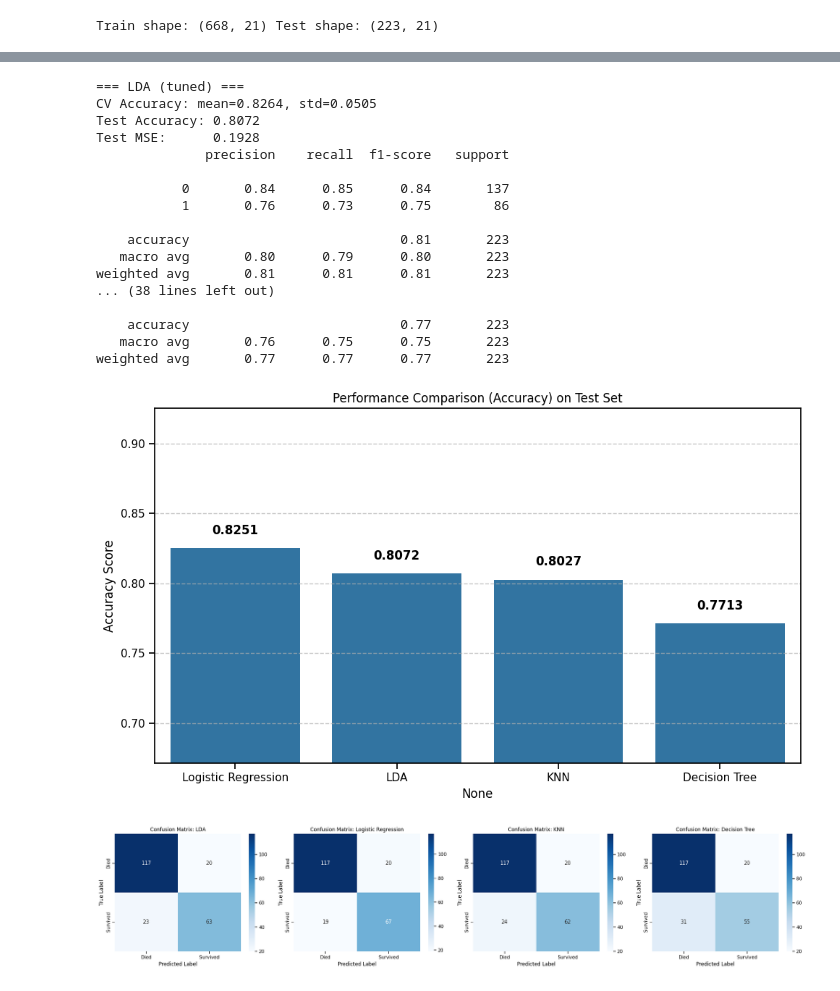
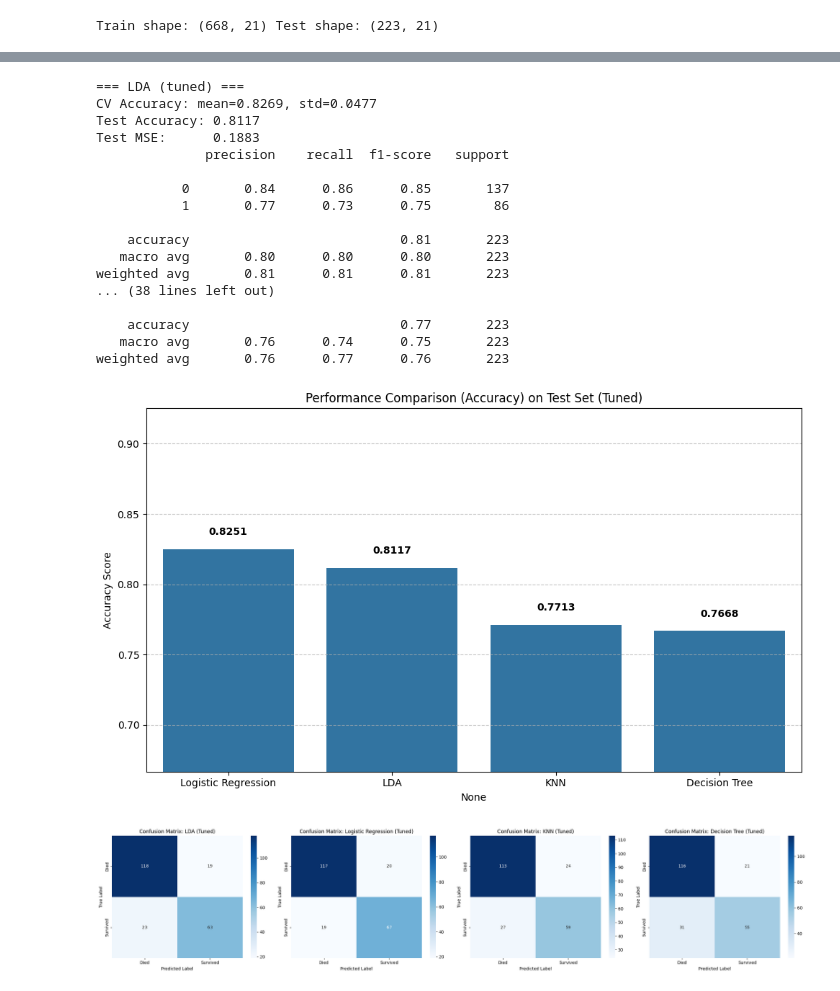
Before and after one commit to RoxyLiu66/data_572_group_5, a Jupyter notebook: coding/combined_models.ipynb, the cells around one changed output, grey strips where cells are left out. Cells and saved outputs as stored; diff of their text form; code cells hidden in the pictures.

```diff
--- a/coding/combined_models.ipynb
+++ b/coding/combined_models.ipynb
@@ -700,8 +371,17 @@ Decision Tree best CV score: 0.8368
 # %%
-results = []
+tuned_results = []
+feature_rank_tuned = []
+
 for name, model in best_models.items():
     r = evaluate(name, model, X_train, y_train, X_test, y_test, cv=cv)
-    results.append(r)
+    tuned_results.append(r)
+
+    fitted = model.fit(X_train, y_train)
+
+    feature_rank_tuned.append({
+        name: feature_importance(name, fitted, X_train, X_test, y_train, y_test)
+    })
+
 
     print(f"\n=== {name} (tuned) ===")
     print(f"CV Accuracy: mean={r['cv_mean']:.4f}, std={r['cv_std']:.4f}")
@@ -710,26 +390,26 @@ for name, model in best_models.items():
     print(classification_report(y_test, r["y_pred"]))
 # %% [output]
 === LDA (tuned) ===
-CV Accuracy: mean=0.8264, std=0.0505
-Test Accuracy: 0.8072
-Test MSE:      0.1928
+CV Accuracy: mean=0.8269, std=0.0477
+Test Accuracy: 0.8117
+Test MSE:      0.1883
               precision    recall  f1-score   support
 
-           0       0.84      0.85      0.84       137
-           1       0.76      0.73      0.75        86
+           0       0.84      0.86      0.85       137
+           1       0.77      0.73      0.75        86
 
     accuracy                           0.81       223
-   macro avg       0.80      0.79      0.80       223
+   macro avg       0.80      0.80      0.80       223
 weighted avg       0.81      0.81      0.81       223
 ... (38 lines left out)
 
     accuracy                           0.77       223
-   macro avg       0.76      0.75      0.75       223
-weighted avg       0.77      0.77      0.77       223
+   macro avg       0.76      0.74      0.75       223
+weighted avg       0.76      0.77      0.76       223
-# %%
-plot_accuracy_bar(results)
-plot_confusion_matrices(results)
-# %% [output]
-[figure, removed]
-[figure, removed]
+# %%
+plot_accuracy_bar(tuned_results, title_suffix="Tuned")
+plot_confusion_matrices(tuned_results, title_suffix="Tuned")
+# %% [output]
+[figure, added]
+[figure, added]
 # %%
```
Also changed, not shown: parts of 45 cells of this notebook, 4 other files.
